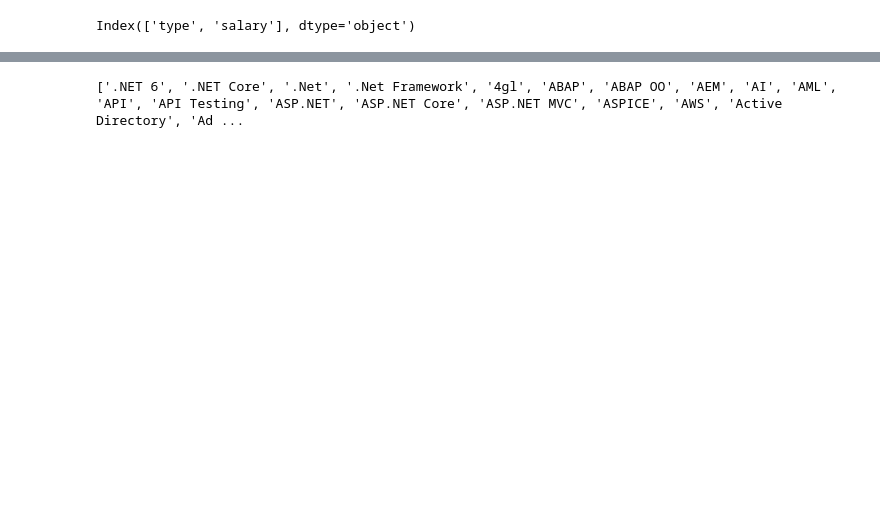
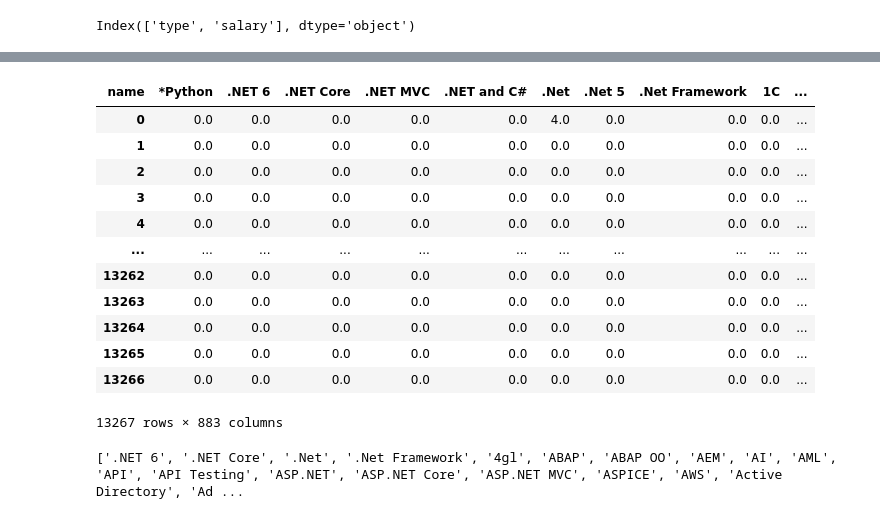
Before and after one commit to dmarszalik/predict_salaries, a Jupyter notebook: predict_salaries.ipynb, the cells around one changed output, grey strips where cells are left out. Cells and saved outputs as stored; diff of their text form; code cells hidden in the pictures; blank space fills up the shorter version.

```diff
--- a/predict_salaries.ipynb
+++ b/predict_salaries.ipynb
@@ -91,6 +160,22 @@ df_test2 = df_test[2].apply(pd.Series)
 pivot_df0 = df_test0.pivot(columns='name', values='level').fillna(0)
 pivot_df1 = df_test1.pivot(columns='name', values='level').fillna(0)
 pivot_df2 = df_test2.pivot(columns='name', values='level').fillna(0)
+# %%
+pivot_df0
+# %% [output]
+| name | *Python | .NET 6 | .NET Core | .NET MVC | .NET and C# | .Net | .Net 5 | .Net Framework | 1C | ... |
+| 0 | 0.0 | 0.0 | 0.0 | 0.0 | 0.0 | 4.0 | 0.0 | 0.0 | 0.0 | ... |
+| 1 | 0.0 | 0.0 | 0.0 | 0.0 | 0.0 | 0.0 | 0.0 | 0.0 | 0.0 | ... |
+| 2 | 0.0 | 0.0 | 0.0 | 0.0 | 0.0 | 0.0 | 0.0 | 0.0 | 0.0 | ... |
+| 3 | 0.0 | 0.0 | 0.0 | 0.0 | 0.0 | 0.0 | 0.0 | 0.0 | 0.0 | ... |
+| 4 | 0.0 | 0.0 | 0.0 | 0.0 | 0.0 | 0.0 | 0.0 | 0.0 | 0.0 | ... |
+| ... | ... | ... | ... | ... | ... | ... | ... | ... | ... | ... |
+| 13262 | 0.0 | 0.0 | 0.0 | 0.0 | 0.0 | 0.0 | 0.0 | 0.0 | 0.0 | ... |
+| 13263 | 0.0 | 0.0 | 0.0 | 0.0 | 0.0 | 0.0 | 0.0 | 0.0 | 0.0 | ... |
+| 13264 | 0.0 | 0.0 | 0.0 | 0.0 | 0.0 | 0.0 | 0.0 | 0.0 | 0.0 | ... |
+| 13265 | 0.0 | 0.0 | 0.0 | 0.0 | 0.0 | 0.0 | 0.0 | 0.0 | 0.0 | ... |
+| 13266 | 0.0 | 0.0 | 0.0 | 0.0 | 0.0 | 0.0 | 0.0 | 0.0 | 0.0 | ... |
+13267 rows × 883 columns
 # %%
 pivot_df = pd.concat([pivot_df0, pivot_df1,pivot_df2], axis=1)
 # %%
```
Also changed, not shown: parts of 31 cells of this notebook.
